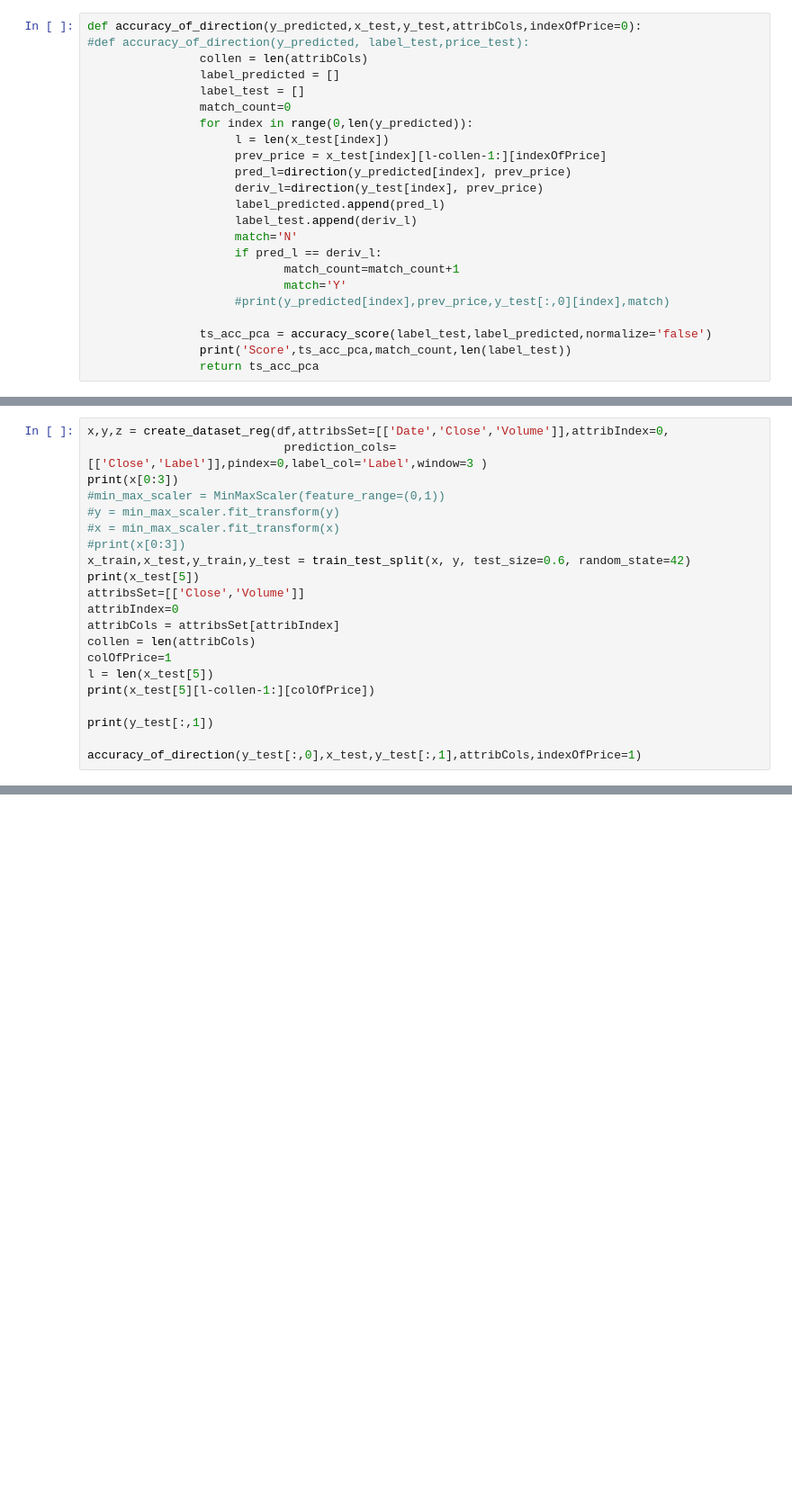
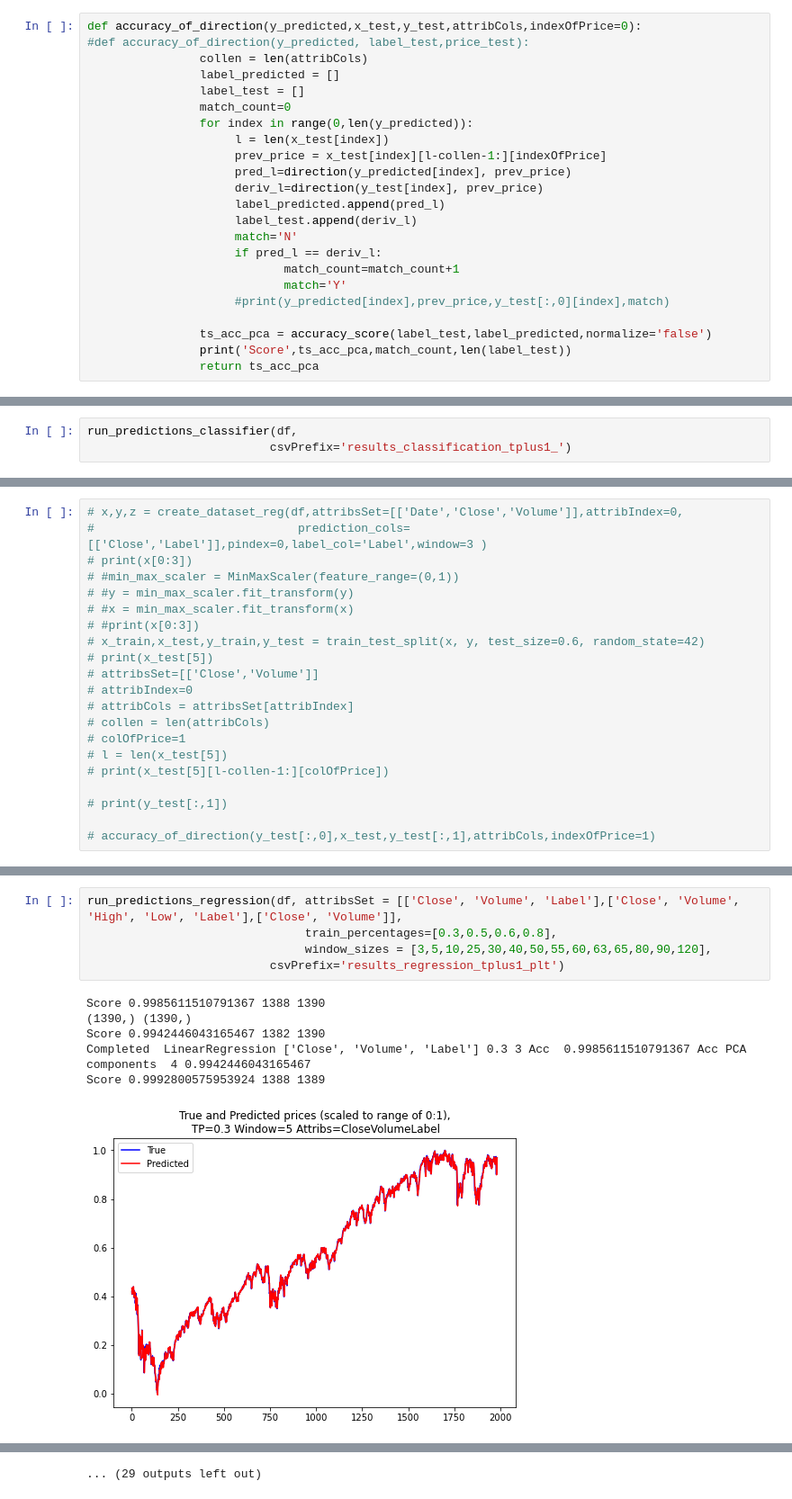
Before and after one commit to anaghlal/bitmap_aibfsi, a Jupyter notebook: code/T+N prediction.ipynb, the cells around one changed output, grey strips where cells are left out. Shown at 90% size. Cells and saved outputs as stored; diff of their text form; blank space fills up the shorter version.

```diff
--- a/code/T+N prediction.ipynb
+++ b/code/T+N prediction.ipynb
@@ -170,3 +184,6 @@ def run_predictions_classifier(df, prediction_cols = [['Label']],
                         best = [train_per,window,name,attribsSet[attribIndex],'With PCA']
     print('Best',ts_acc_best,best)
     save_results_to_csv(resultsList[6:],['Attributes','Train Per','Window size','Classifer','Using PCA','Accuracy'],csvPrefix)
+# %%
+run_predictions_classifier(df,
+                          csvPrefix='results_classification_tplus1_')
@@ -185,23 +362,23 @@ run_predictions_classifier(df,prediction_cols = [['Label']],attribsSet =[['Close
 # %%
-x,y,z = create_dataset_reg(df,attribsSet=[['Date','Close','Volume']],attribIndex=0,
-                            prediction_cols=[['Close','Label']],pindex=0,label_col='Label',window=3 )
-print(x[0:3])
-#min_max_scaler = MinMaxScaler(feature_range=(0,1))
-#y = min_max_scaler.fit_transform(y)
-#x = min_max_scaler.fit_transform(x)
-#print(x[0:3])
-x_train,x_test,y_train,y_test = train_test_split(x, y, test_size=0.6, random_state=42)
-print(x_test[5])
-attribsSet=[['Close','Volume']]
-attribIndex=0
-attribCols = attribsSet[attribIndex]
-collen = len(attribCols)
-colOfPrice=1
-l = len(x_test[5])
-print(x_test[5][l-collen-1:][colOfPrice])
+# x,y,z = create_dataset_reg(df,attribsSet=[['Date','Close','Volume']],attribIndex=0,
+#                             prediction_cols=[['Close','Label']],pindex=0,label_col='Label',window=3 )
+# print(x[0:3])
+# #min_max_scaler = MinMaxScaler(feature_range=(0,1))
+# #y = min_max_scaler.fit_transform(y)
+# #x = min_max_scaler.fit_transform(x)
+# #print(x[0:3])
+# x_train,x_test,y_train,y_test = train_test_split(x, y, test_size=0.6, random_state=42)
+# print(x_test[5])
+# attribsSet=[['Close','Volume']]
+# attribIndex=0
+# attribCols = attribsSet[attribIndex]
+# collen = len(attribCols)
+# colOfPrice=1
+# l = len(x_test[5])
+# print(x_test[5][l-collen-1:][colOfPrice])
 
-print(y_test[:,1])
+# print(y_test[:,1])
 
-accuracy_of_direction(y_test[:,0],x_test,y_test[:,1],attribCols,indexOfPrice=1)
+# accuracy_of_direction(y_test[:,0],x_test,y_test[:,1],attribCols,indexOfPrice=1)
 # %%
 def run_predictions_regression(df,prediction_cols = [['Close']],label_col='Label',
@@ -263,3 +478,15 @@ def run_predictions_regression(df,prediction_cols = [['Close']],label_col='Label
                     ,csvPrefix)
 
     print('Best ',best,'Acc',ts_acc_best)
+# %%
+run_predictions_regression(df, attribsSet = [['Close', 'Volume', 'Label'],['Close', 'Volume', 'High', 'Low', 'Label'],['Close', 'Volume']],
+                               train_percentages=[0.3,0.5,0.6,0.8],
+                               window_sizes = [3,5,10,25,30,40,50,55,60,63,65,80,90,120],
+                          csvPrefix='results_regression_tplus1_plt')
+# %% [output]
+Score 0.9985611510791367 1388 1390
+(1390,) (1390,)
+Score 0.9942446043165467 1382 1390
+Completed  LinearRegression ['Close', 'Volume', 'Label'] 0.3 3 Acc  0.9985611510791367 Acc PCA components  4 0.9942446043165467
+Score 0.9992800575953924 1388 1389
+[figure, added]
@@ -266,3 +578,4 @@ def run_predictions_regression(df,prediction_cols = [['Close']],label_col='Label
+... (29 outputs left out)
 # %%
 run_predictions_regression(df,
                           csvPrefix='results_regression_tplus1_')
```
Also changed, not shown: parts of 17 cells of this notebook, 2 other files.
